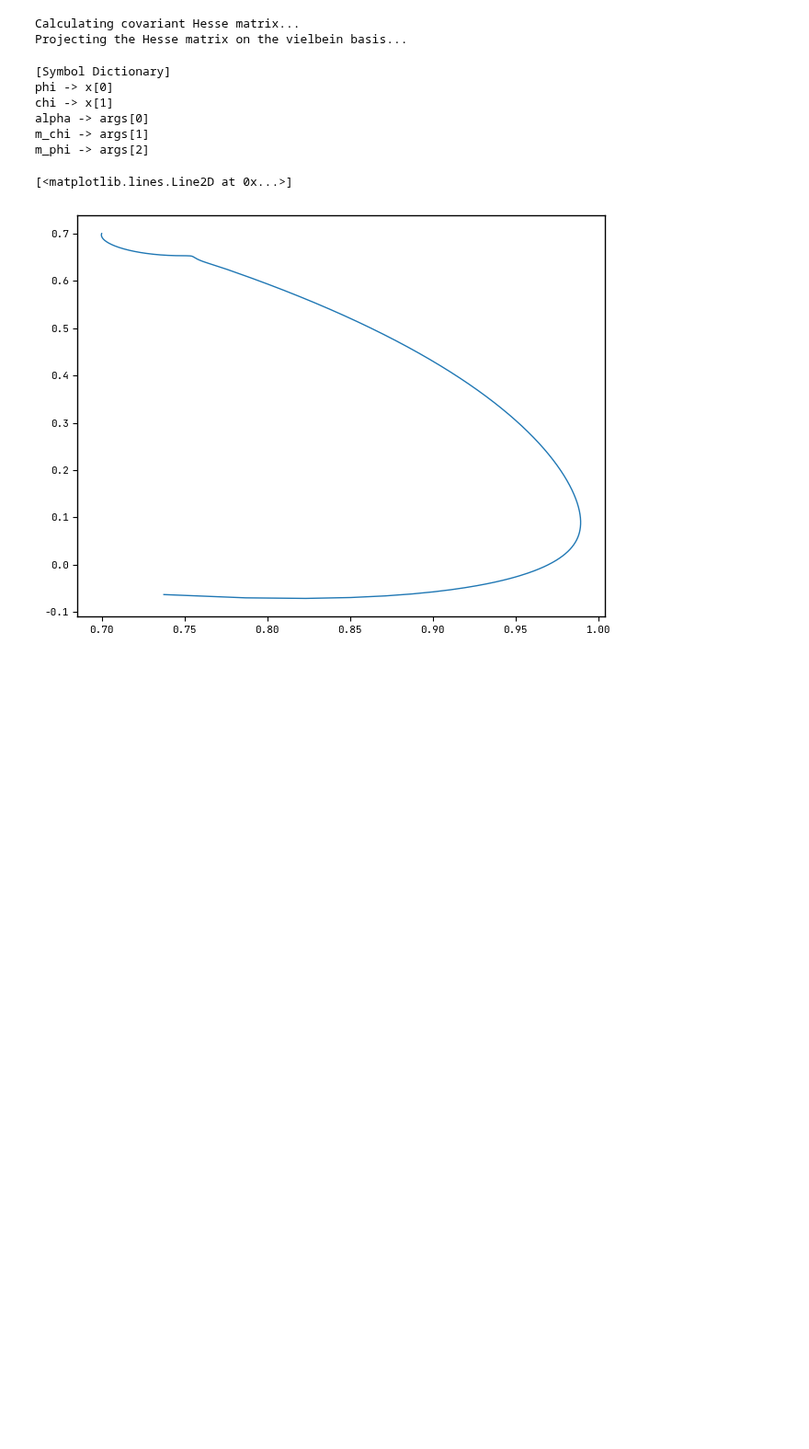
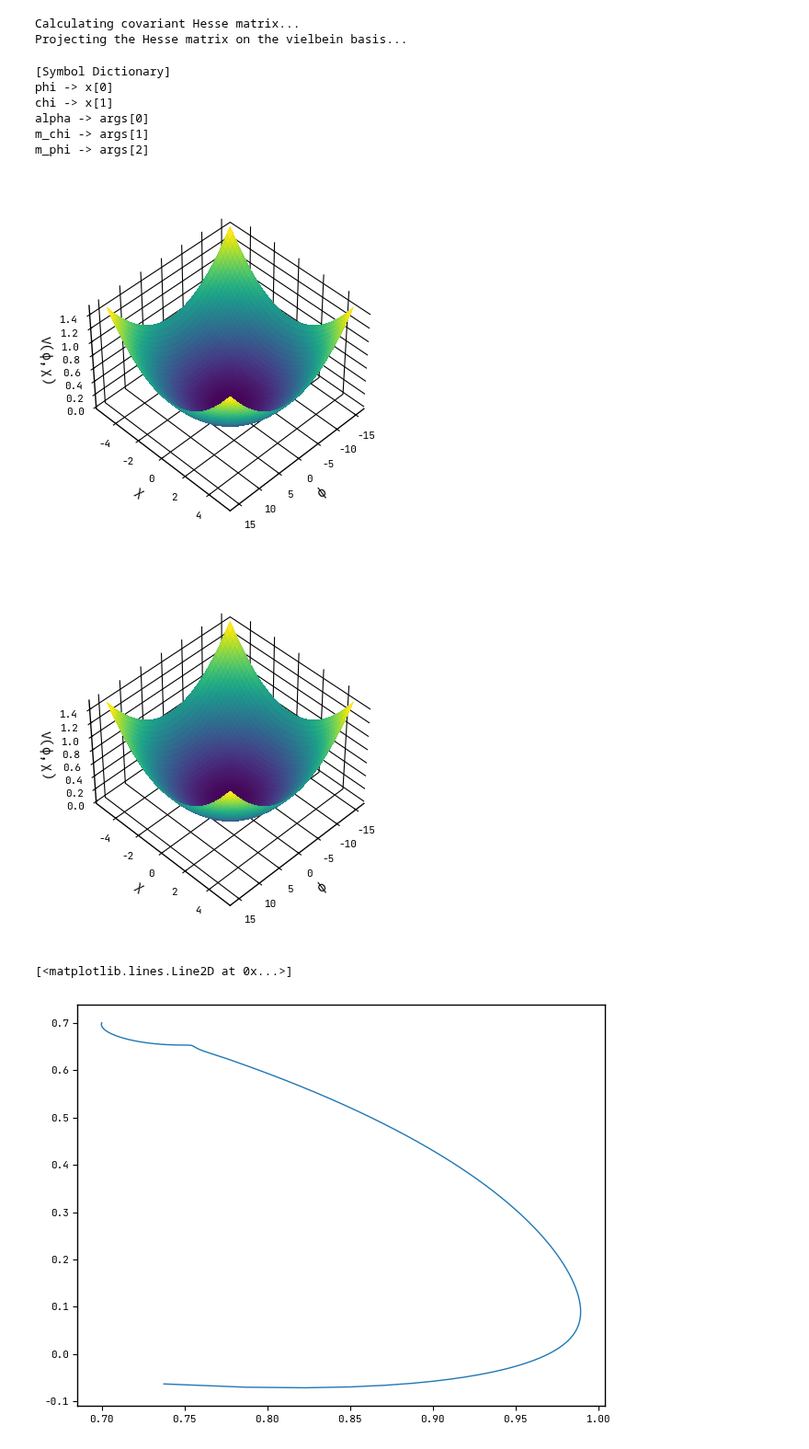
Before and after one commit to smups/inflatox, a Jupyter notebook: notebooks/angular_inf.ipynb, the cells around one changed output. Shown at 92% size. Drawn from its saved outputs; the diff is of its cells as text; code cells hidden in the pictures; blank space fills up the shorter version.

```diff
--- a/notebooks/angular_inf.ipynb
+++ b/notebooks/angular_inf.ipynb
@@ -101,6 +101,53 @@ a = 1/600
 m_phi = 2e-5
 m_chi = m_phi * np.sqrt(9)
 args = np.array([a, m_chi, m_phi])
+# %%
+p_start, p_stop = -15.0, 15.0
+x_start, x_stop = -5.0, 5.0
+N = 5000
+
+pot_calc = anguelova.calc_V_array(
+  args,
+  [p_start, x_start],
+  [p_stop, x_stop],
+  [N, N]
+)
+# %%
+fig, ax = plt.subplots(subplot_kw={"projection": "3d"}, figsize=MAIN_FIG(1))
+rs = np.linspace(p_start, p_stop, N)
+θs = np.linspace(x_start, x_stop, N)
+
+ax.plot_surface(
+  *np.meshgrid(rs, θs),
+  np.transpose(pot_calc),
+  linewidth=0,
+  antialiased=False,
+  cmap='viridis'
+)
+
+ax.set_xlabel(f'${sympy.latex(coords[0])}$')
+ax.set_ylabel(f'${sympy.latex(coords[1])}$')
+ax.set_zlabel(f'$V({sympy.latex(coords[0])},{sympy.latex(coords[1])})$')
+
+
+
+wit, zwart = (1.0, 1.0, 1.0, 0.0), (0.0, 0.0, 0.0, 1.0)
+ax.xaxis.set_pane_color(wit)
+ax.yaxis.set_pane_color(wit)
+ax.zaxis.set_pane_color(wit)
+
+ax.xaxis._axinfo["grid"]['color'] = zwart
+ax.yaxis._axinfo["grid"]['color'] = zwart
+ax.zaxis._axinfo["grid"]['color'] = zwart
+
+ax.view_init(45, 45)
+ax.dist=12
+
+fig.savefig('../out/angularpot.svg', transparent=True)
+fig
+# %% [output]
+[figure, added]
+[figure, added]
 # %%
 phix = np.load('/home/raulwolters/GitClones/PyTransportSU/output_angular/background/phix.npy')
 phiy = np.load('/home/raulwolters/GitClones/PyTransportSU/output_angular/background/phiy.npy')
```
Also changed, not shown: 10 other files.
